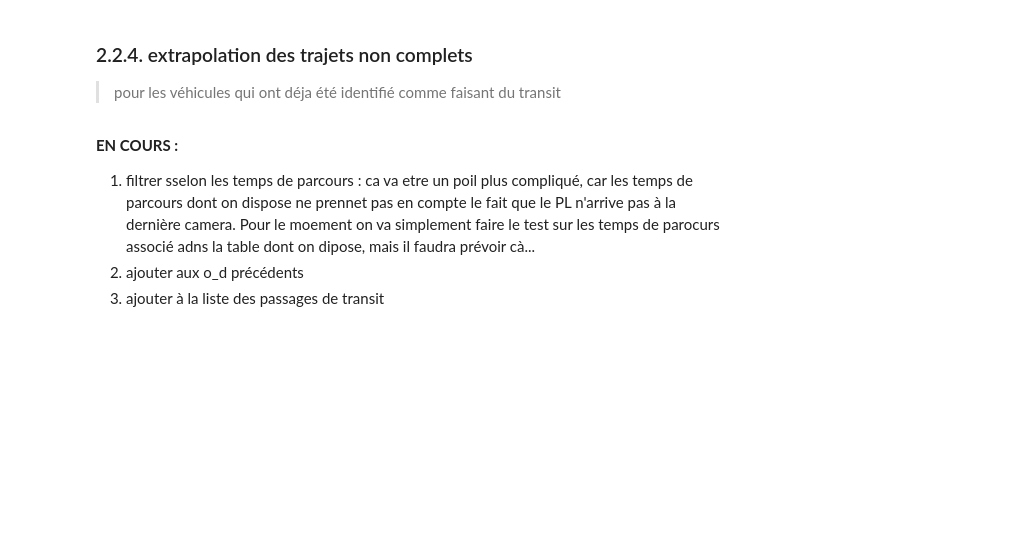
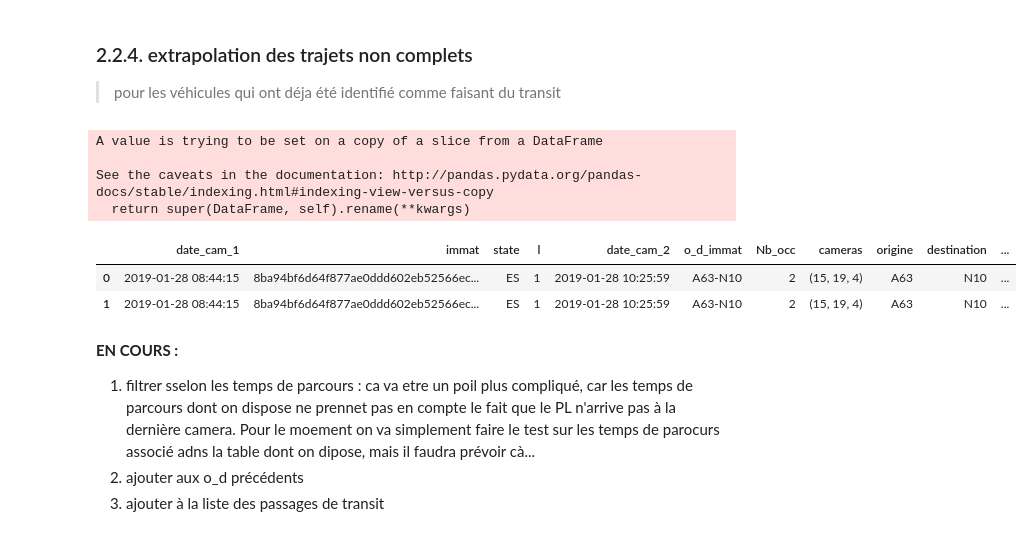
Before and after one commit to nantodevison/lapi, a Jupyter notebook: Carto_Lapi/Analyse/pour_test_travail.ipynb, the cells around one changed output. Saved outputs shown, nothing was run; the diff lists cells and outputs as text; code cells hidden in the pictures; blank space fills up the shorter version.

Commit message:
modif jointure_temps_reel_theorique pour typeTrajet incomplet

```diff
--- a/Carto_Lapi/Analyse/pour_test_travail.ipynb
+++ b/Carto_Lapi/Analyse/pour_test_travail.ipynb
@@ -103,7 +103,7 @@ df_journee.loc[df_journee['camera_id']==15,'l']=1
 ## 2.1 Listes des trajets
 >Listes créées à la main au départ, puis sauvegardée dans un fichier json.<br> Contient la liste des trajets "complet" i.e avec la camera de début et de fin, et la liste des trajets "incomplet" i.e où il peut manquer la camera de debut ou de fin (**attention, pour le moement le cas de A63 est traité à part pour le cas incomplet, car en fait les cas incomplet A63 renvoi un trajet de transit qui s'arrete à A660**).<br> on ajoute ensuite les données de longueur et tempsdeparcours théorique, sur la base d'un vitesse pl motyenne de 80 km/h pour vavoir un peu de marge
 # %%
-liste_complete_trajet=pd.read_json(r'E:\Boulot\lapi\trajets_possibles.json', orient='index')
+liste_complete_trajet=pd.read_json(r'Q:\DAIT\TI\DREAL33\2018\C17SI0073_LAPI\Traitements\python\trajets_possibles.json', orient='index')
 liste_complete_trajet['cameras']=liste_complete_trajet.apply(lambda x : tuple(x['cameras']),axis=1)
 liste_complete_trajet['tps_parcours_theoriq']=liste_complete_trajet.apply(lambda x : pd.Timedelta(milliseconds=x['tps_parcours_theoriq']),axis=1)
 liste_complete_trajet.sort_values('nb_cams', ascending=False, inplace=True)
@@ -141,7 +141,7 @@ liste_complete_trajet
                                               [3, 8, (8,3), 'A62',36.003136,2,'A89-A62','A89','00:27:00.141000']
                                              ]),
                                     columns=['cam_d', 'cam_o', 'cameras','destination', 'long_km', 'nb_cams','o_d', 'origine', 'tps_parcours_theoriq'])"""
-liste_trajet_incomplet=pd.read_json(r'E:\Boulot\lapi\liste_trajet_incomplet.json', orient='index')
+liste_trajet_incomplet=pd.read_json(r'Q:\DAIT\TI\DREAL33\2018\C17SI0073_LAPI\Traitements\python\liste_trajet_incomplet.json', orient='index')
 liste_trajet_incomplet['cameras']=liste_trajet_incomplet.apply(lambda x : tuple(x['cameras']),axis=1)
 liste_trajet_incomplet['tps_parcours_theoriq']=liste_trajet_incomplet.apply(lambda x : pd.Timedelta(x['tps_parcours_theoriq']),axis=1)
 liste_trajet_incomplet.sort_values('nb_cams', ascending=False, inplace=True)
@@ -281,8 +282,23 @@ trajets_possible_enrichi=pd.concat([trajets_possibles,cam_proches],axis=1)
 
 #4.filtrer selon un critère de camera suivante qui va dépendre de la destination
 dico_filtre = {'N10':18, 'A89':8, 'A62':10}
-trajets_possible_enrichi.loc[trajets_possible_enrichi.apply(lambda x : (x['cam_suivant']==dico_filtre[x['destination']]) & (
+trajet_transit_incomplet=trajets_possible_enrichi.loc[trajets_possible_enrichi.apply(lambda x : (x['cam_suivant']==dico_filtre[x['destination']]) & (
                                                             x['o_d_immat']==x['o_d_liste_trajet']),axis=1)]
+trajet_transit_incomplet.rename(columns={'o_d_liste_trajet':'o_d'}, inplace=True)
+# %% [output]
+A value is trying to be set on a copy of a slice from a DataFrame
+
+See the caveats in the documentation: http://pandas.pydata.org/pandas-docs/stable/indexing.html#indexing-view-versus-copy
+  return super(DataFrame, self).rename(**kwargs)
+# %%
+#5. filtrer selon le temps de parcours
+trajet_transit_incomplet_filtre_tps=t.jointure_temps_reel_theorique(trajet_transit_incomplet,dixco_tpsmax_corrige,liste_trajet_incomplet, 15,'incomplet')
+# %%
+trajet_transit_incomplet_filtre_tps
+# %% [output]
+|  | date_cam_1 | immat | state | l | date_cam_2 | o_d_immat | Nb_occ | cameras | origine | destination | ... |
+| 0 | 2019-01-28 08:44:15 | 8ba94bf6d64f877ae0ddd602eb52566ec... | ES | 1 | 2019-01-28 10:25:59 | A63-N10 | 2 | (15, 19, 4) | A63 | N10 | ... |
+| 1 | 2019-01-28 08:44:15 | 8ba94bf6d64f877ae0ddd602eb52566ec... | ES | 1 | 2019-01-28 10:25:59 | A63-N10 | 2 | (15, 19, 4) | A63 | N10 | ... |
 # %% [markdown]
 **EN COURS :**
 1. filtrer sselon les temps de parcours : ca va etre un poil plus compliqué, car les temps de parcours dont on dispose ne prennet pas en compte le fait que le PL n'arrive pas à la dernière camera. Pour le moement on va simplement faire le test sur les temps de parocurs associé adns la table dont on dipose, mais il faudra prévoir cà...
```
Also changed, not shown: parts of 4 cells of this notebook, 1 other file.
